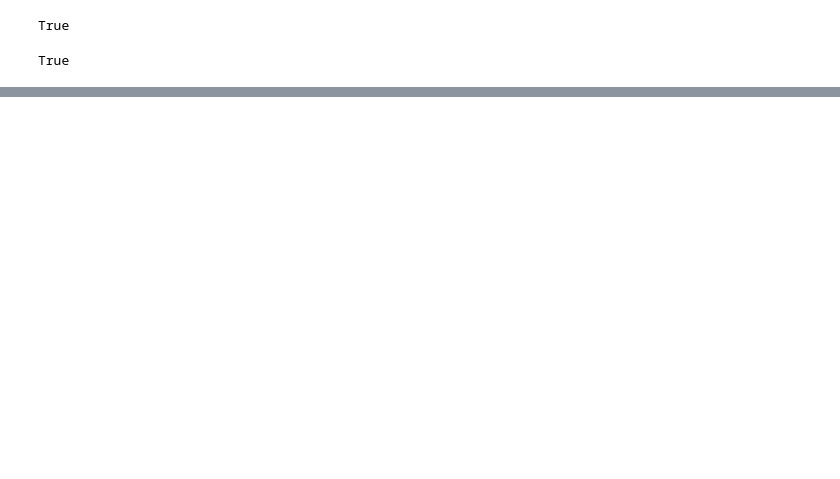
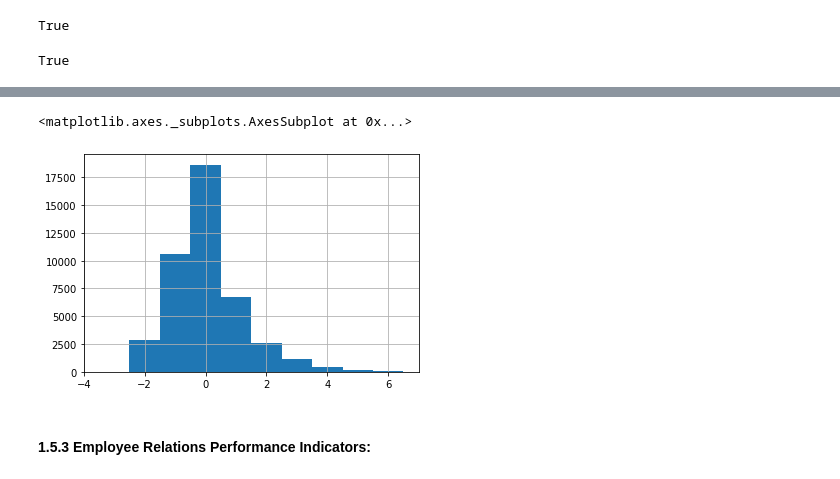
Before and after one commit to pakshingho/ESG, a Jupyter notebook: KLD_Compustat.ipynb, the cells around one changed output, grey strips where cells are left out. Saved outputs shown, nothing was run; the diff lists cells and outputs as text; code cells hidden in the pictures; blank space fills up the shorter version.

```diff
--- a/KLD_Compustat.ipynb
+++ b/KLD_Compustat.ipynb
@@ -441,0 +472,8 @@ True
+# %%
+DIV_pos = data.columns[data.columns.str.contains("div_str") & ~data.columns.str.contains("div_str_num")]
+data['DIV_pos'] = data[DIV_pos].sum(axis=1)
+
+DIV_neg = data.columns[data.columns.str.contains("div_con") & ~data.columns.str.contains("div_con_num")]
+data['DIV_neg'] = data[DIV_neg].sum(axis=1)
+
+data['ESG_DIV'] = data['DIV_pos'] - data['DIV_neg']
@@ -441,0 +492,7 @@ True
+# %%
+data['ESG_DIV'].hist(bins=10, align='left')
+# %% [output]
+<matplotlib.axes._subplots.AxesSubplot at 0x...>
+[figure, added]
+# %% [markdown]
+#### 1.5.3 Employee Relations Performance Indicators:
```
Also changed, not shown: parts of 38 cells of this notebook.
